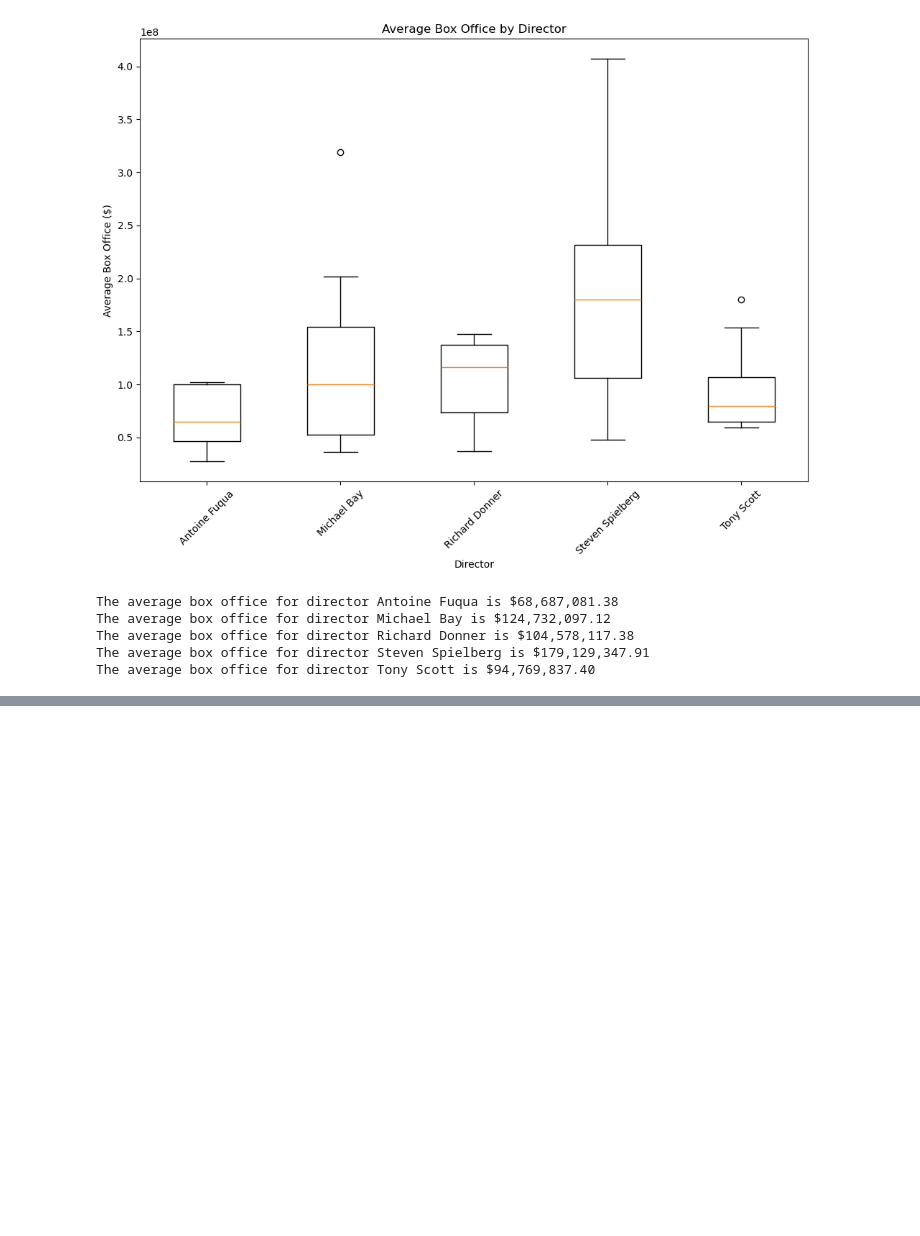
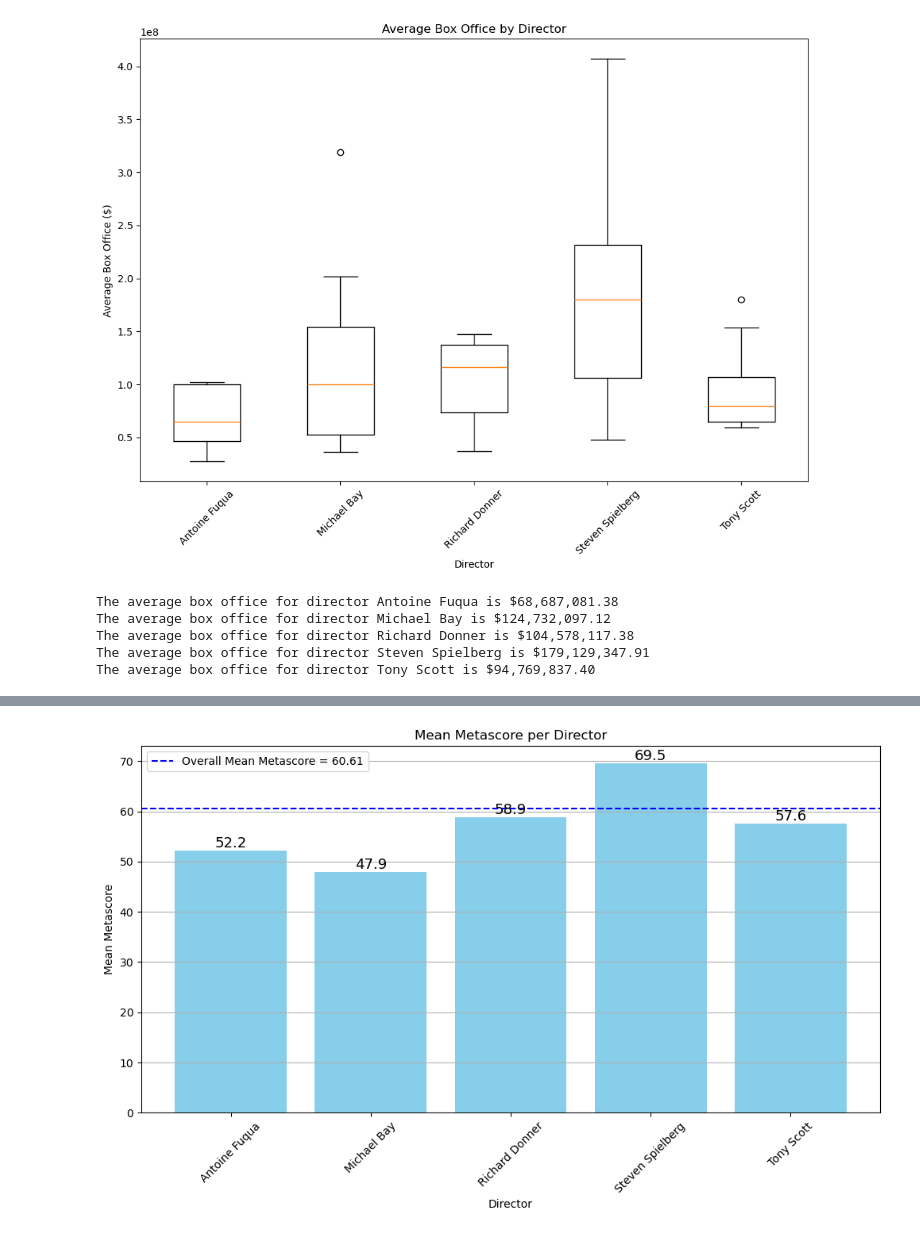
Before and after one commit to jvwastaken/Blockbuster-Breakdown, a Jupyter notebook: JV_Analysis/director_datatset.ipynb, the cells around one changed output, grey strips where cells are left out. Cells and saved outputs as stored; diff of their text form; code cells hidden in the pictures; blank space fills up the shorter version.

Commit message:
included 1 more graph (metascore) for the top 5 directors

```diff
--- a/JV_Analysis/director_datatset.ipynb
+++ b/JV_Analysis/director_datatset.ipynb
@@ -234,0 +236,25 @@ The average box office for director Tony Scott is $94,769,837.40
+# %%
+# Data for mean Metascore per director to be used for Bar Graph
+director_names = ['Antoine Fuqua', 'Michael Bay', 'Richard Donner', 'Steven Spielberg', 'Tony Scott']
+mean_metascores = [52.25, 47.875, 58.875, 69.545455, 57.6]
+
+plt.figure(figsize=(12, 6))
+bars = plt.bar(director_names, mean_metascores, color='skyblue')
+plt.xlabel('Director')
+plt.ylabel('Mean Metascore')
+plt.title('Mean Metascore per Director')
+plt.xticks(rotation=45)
+plt.grid(axis='y')
+
+# Showing a horizontal line of the mean metascore of all movies in the clean_movie_df
+plt.axhline(y=60.6, color='b', linestyle='--', label='Overall Mean Metascore = 60.61')
+plt.legend()
+
+# Labelling each Bar with its corresponding value
+for bar in bars:
+    yval = bar.get_height()
+    plt.text(bar.get_x() + bar.get_width()/2, yval, round(yval, 1), va='bottom', ha='center', fontsize=13)
+
+plt.show();
+# %% [output]
+[figure, added]
```
Also changed, not shown: parts of 6 cells of this notebook.
